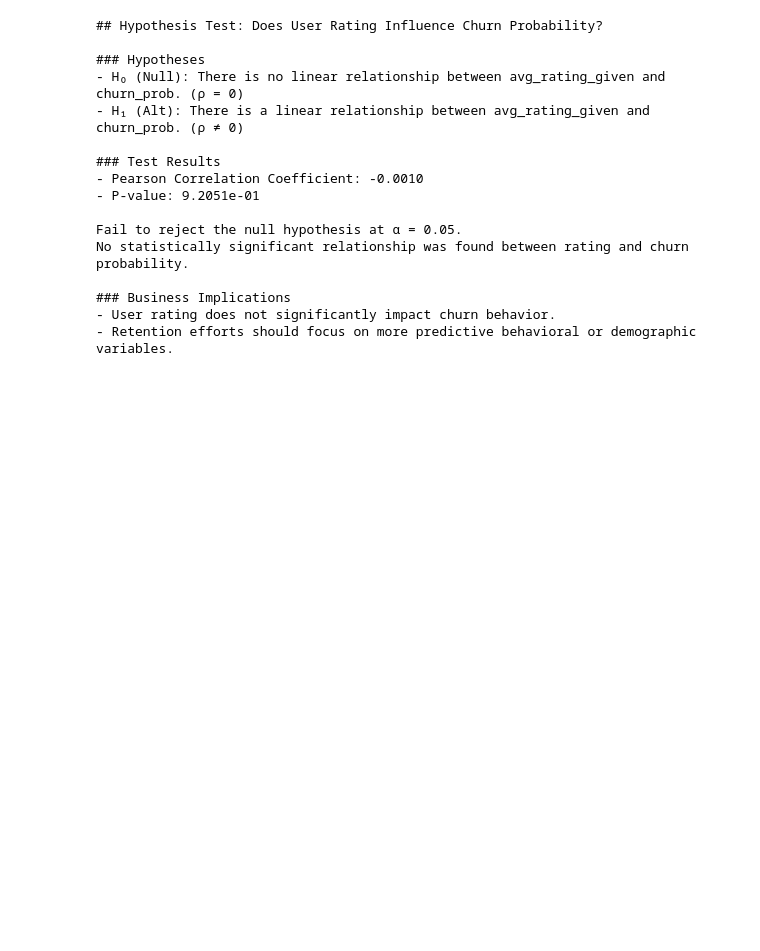
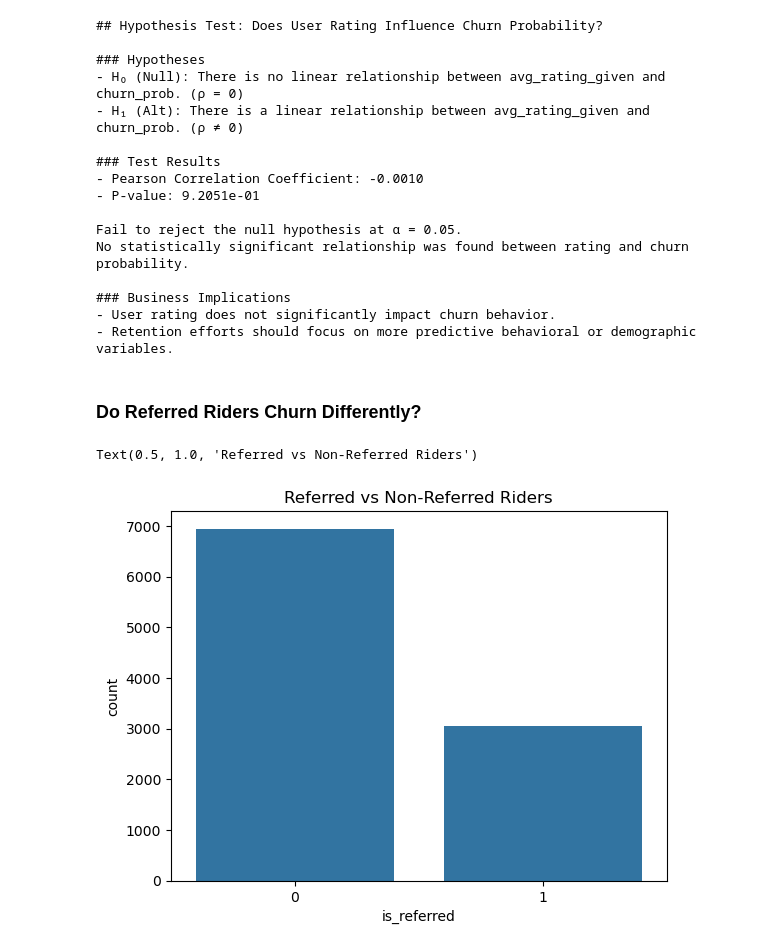
Before and after one commit to Richard-Gidi/Ridewise, a Jupyter notebook: EDA.ipynb, the cells around one changed output. Drawn from its saved outputs; the diff is of its cells as text; code cells hidden in the pictures; blank space fills up the shorter version.

Commit message:
Do Referred Riders Churn Differently?

```diff
--- a/EDA.ipynb
+++ b/EDA.ipynb
@@ -900,3 +900,16 @@ No statistically significant relationship was found between rating and churn pro
 ### Business Implications
 - User rating does not significantly impact churn behavior.
 - Retention efforts should focus on more predictive behavioral or demographic variables.
+# %% [markdown]
+### Do Referred Riders Churn Differently?
+# %%
+riders['referred_by'] = riders['referred_by'].replace('None', np.nan)
+ref_counts = riders['referred_by'].value_counts()
+riders['is_referred'] = riders['referred_by'].notnull()
+riders['is_referred'] = riders['is_referred'].astype(int)
+# %%
+sns.countplot(data=riders, x='is_referred')
+plt.title("Referred vs Non-Referred Riders")
+# %% [output]
+Text(0.5, 1.0, 'Referred vs Non-Referred Riders')
+[figure, added]
```
Also changed, not shown: parts of 5 cells of this notebook.
